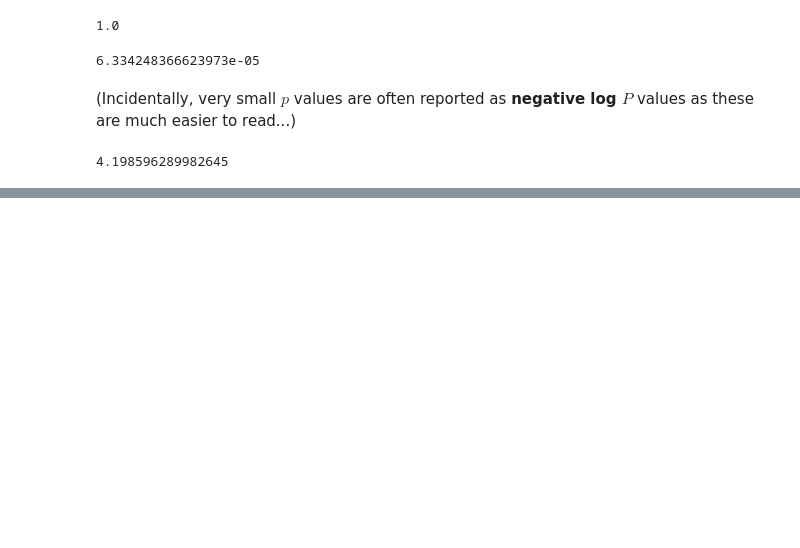
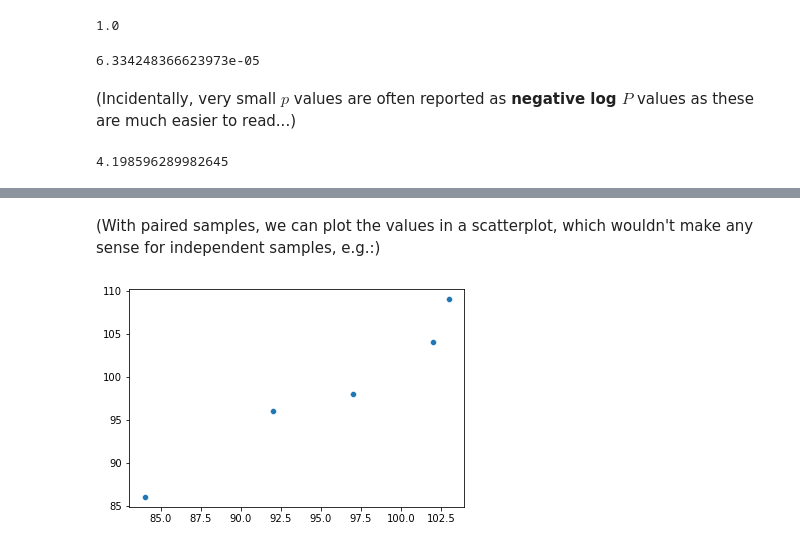
Before and after one commit to luo-xiao/Python_Learning, a Jupyter notebook: app6_probability_and_statistics/4_Intro_to_Statistics.ipynb, the cells around one changed output, grey strips where cells are left out. Saved outputs shown, nothing was run; the diff lists cells and outputs as text; code cells hidden in the pictures; blank space fills up the shorter version.

Commit message:
stat. p-value, t-test, CI, ANOVA

```diff
--- a/app6_probability_and_statistics/4_Intro_to_Statistics.ipynb
+++ b/app6_probability_and_statistics/4_Intro_to_Statistics.ipynb
@@ -220,0 +516,6 @@ p_from_z(4)
+# %% [markdown]
+(With paired samples, we can plot the values in a scatterplot, which wouldn't make any sense for independent samples, e.g.:)
+# %%
+_ = sns.scatterplot(x=min1, y=min15)
+# %% [output]
+[figure, added]
```
Also changed, not shown: parts of 80 cells of this notebook.
